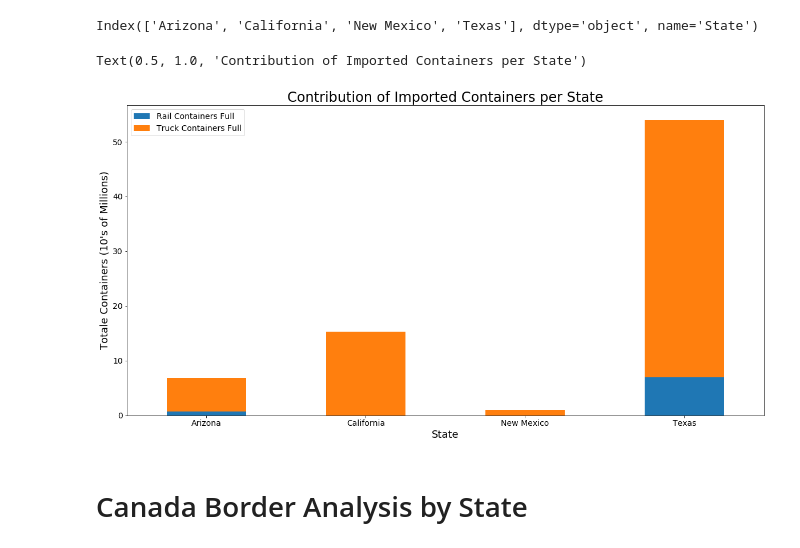
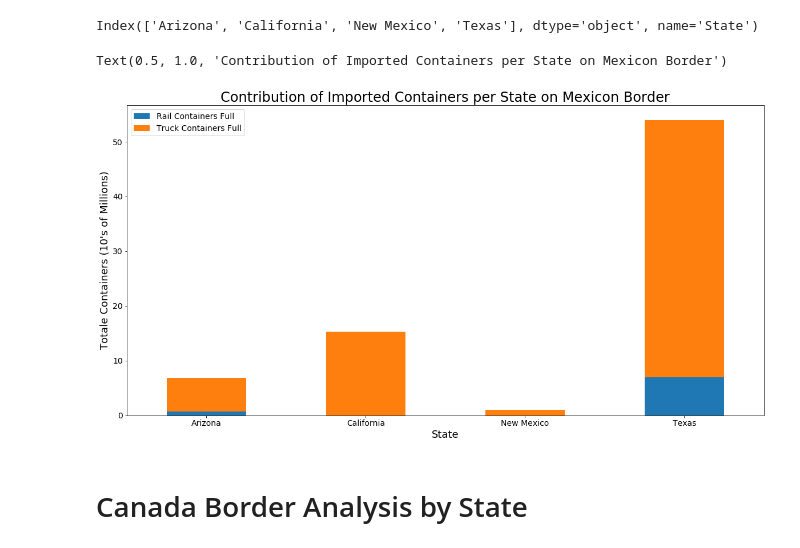
Before and after one commit to philipayazi/Project1_BorderEntries, a Jupyter notebook: Border_Entries_and _Trade.ipynb, the cells around one changed output. Saved outputs shown, nothing was run; the diff lists cells and outputs as text; code cells hidden in the pictures.

```diff
--- a/Border_Entries_and _Trade.ipynb
+++ b/Border_Entries_and _Trade.ipynb
@@ -1094,19 +1178,19 @@ totals_mex_com_df.index
 # %% [output]
 Index(['Arizona', 'California', 'New Mexico', 'Texas'], dtype='object', name='State')
 # %%
-y=[0, 10000000 , 20000000, 30000000, 40000000, 50000000]
+
 
 totals_mex_com_df.plot(kind='bar', stacked=True)
 plt.xlabel('State', fontsize=18)
 plt.ylabel('Totale Containers (10\'s of Millions)', fontsize=18)
 plt.xticks(fontsize=14, rotation='horizontal')
 plt.yticks(fontsize=14)
 plt.legend(fontsize=14)
 
-plt.title('Contribution of Imported Containers per State', fontsize=24)
+plt.title('Contribution of Imported Containers per State on Mexicon Border', fontsize=24)
 # %% [output]
-Text(0.5, 1.0, 'Contribution of Imported Containers per State')
+Text(0.5, 1.0, 'Contribution of Imported Containers per State on Mexicon Border')
-[figure, old version]
+[figure, new version]
 # %% [markdown]
 # Canada Border Analysis by State
 # %%
```
Also changed, not shown: parts of 74 cells of this notebook.
